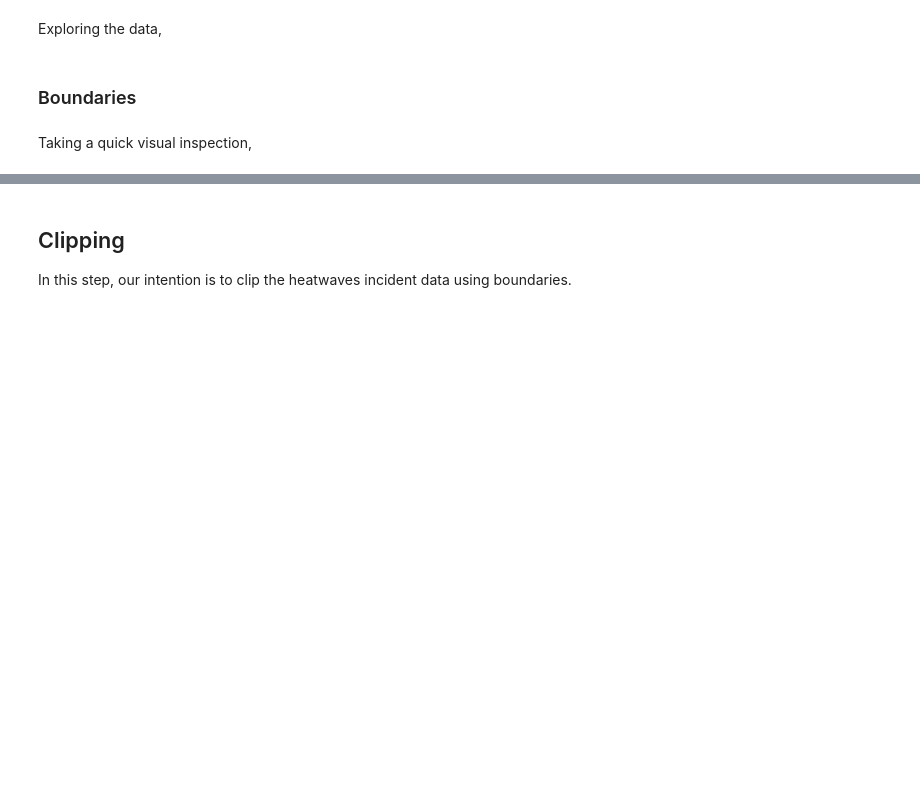
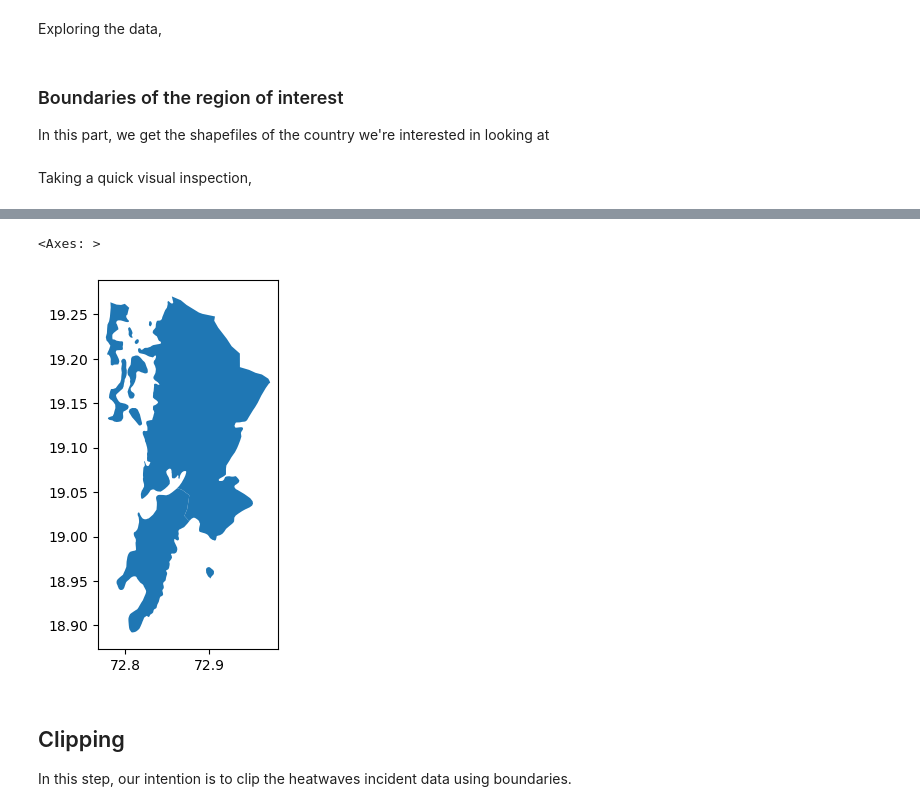
Before and after one commit to datapartnership/heatwaves, a Jupyter notebook: notebooks/measuring-heatwaves/calculate-heatwaves-incidence.ipynb, the cells around one changed output, grey strips where cells are left out. Saved outputs shown, nothing was run; the diff lists cells and outputs as text; code cells hidden in the pictures; blank space fills up the shorter version.

```diff
--- a/notebooks/measuring-heatwaves/calculate-heatwaves-incidence.ipynb
+++ b/notebooks/measuring-heatwaves/calculate-heatwaves-incidence.ipynb
@@ -43,10 +79,15 @@ end_index = np.where(time_var[:] == end_date)[0]
 # %% [markdown]
-### Boundaries
+### Boundaries of the region of interest
+
+In this part, we get the shapefiles of the country we're interested in looking at
 # %%
 INDIA = geopandas.read_file("../../data/shapefiles/india_district/sh819zz8121.shp").to_crs("EPSG:4326")
 CHENNAI = INDIA[INDIA["laa"] == "CHENNAI"]
+DELHI = INDIA[INDIA['laa']=='DELHI']
+HYDERABAD = INDIA[INDIA['laa']=='HYDERABAD']
+MUMBAI = INDIA[INDIA['laa'].str.contains('MUMBAI')]
 # %% [markdown]
 Taking a quick visual inspection,
 # %%
-CHENNAI.explore()
+MUMBAI.plot()
 # %% [output]
@@ -54,3 +94,5 @@ CHENNAI.explore()
+<Axes: >
+[figure, added]
 # %% [markdown]
 ## Clipping
 
```
Also changed, not shown: parts of 38 cells of this notebook.
